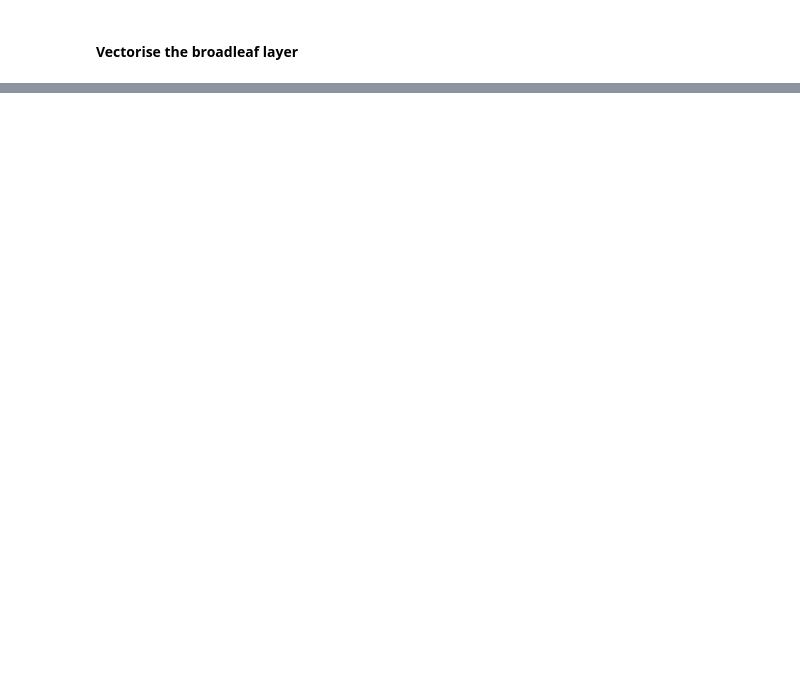
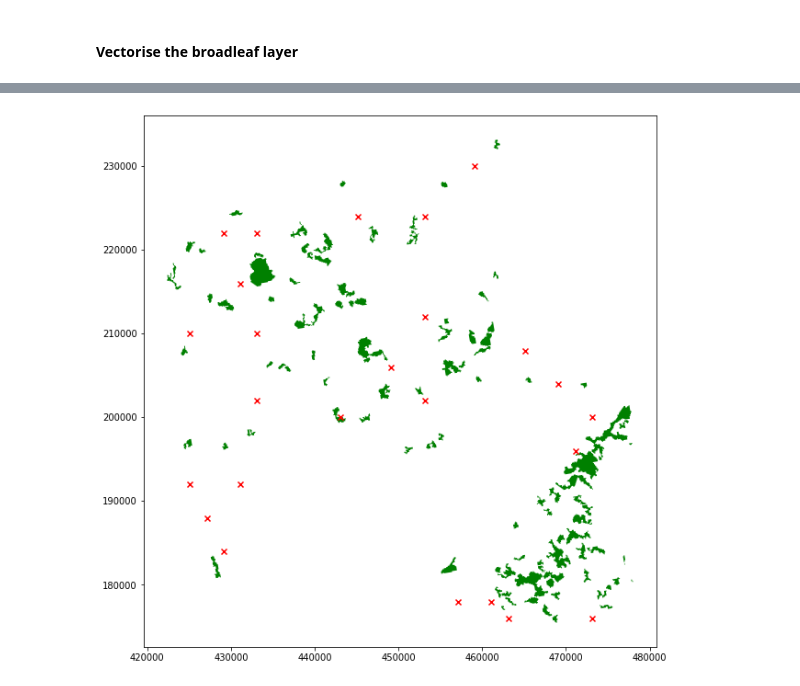
Before and after one commit to scra88le/UKterraform, a Jupyter notebook: UK Corine analysis.ipynb, the cells around one changed output, grey strips where cells are left out. Drawn from its saved outputs; the diff is of its cells as text; code cells hidden in the pictures; blank space fills up the shorter version.

```diff
--- a/UK Corine analysis.ipynb
+++ b/UK Corine analysis.ipynb
@@ -219,0 +377,5 @@ nx.draw(knn_graph, positions, node_size=5, node_color="orange")
+# %%
+# If final reached a maximum we should expect a fitness of 100,000.
+solution, solution_fitness, solution_idx = ga_instance.best_solution()
+print("Parameters of the best solution : {solution}".format(solution=solution))
+print("Fitness value of the best solution = {solution_fitness}".format(solution_fitness=solution_fitness))
@@ -219,0 +396,9 @@ nx.draw(knn_graph, positions, node_size=5, node_color="orange")
+# %%
+# We can plot the best solution together with the original woodland
+new_xy = [(solution[i],solution[i+1]) for i in range(0,len(solution),2)]
+
+ax = oxonBroadleaf_df.plot(figsize=(10,25),color='g')
+ax.scatter(*zip(*new_xy), c="red", marker="x")
+plt.show()
+# %% [output]
+[figure, added]
```
Also changed, not shown: parts of 51 cells of this notebook.
